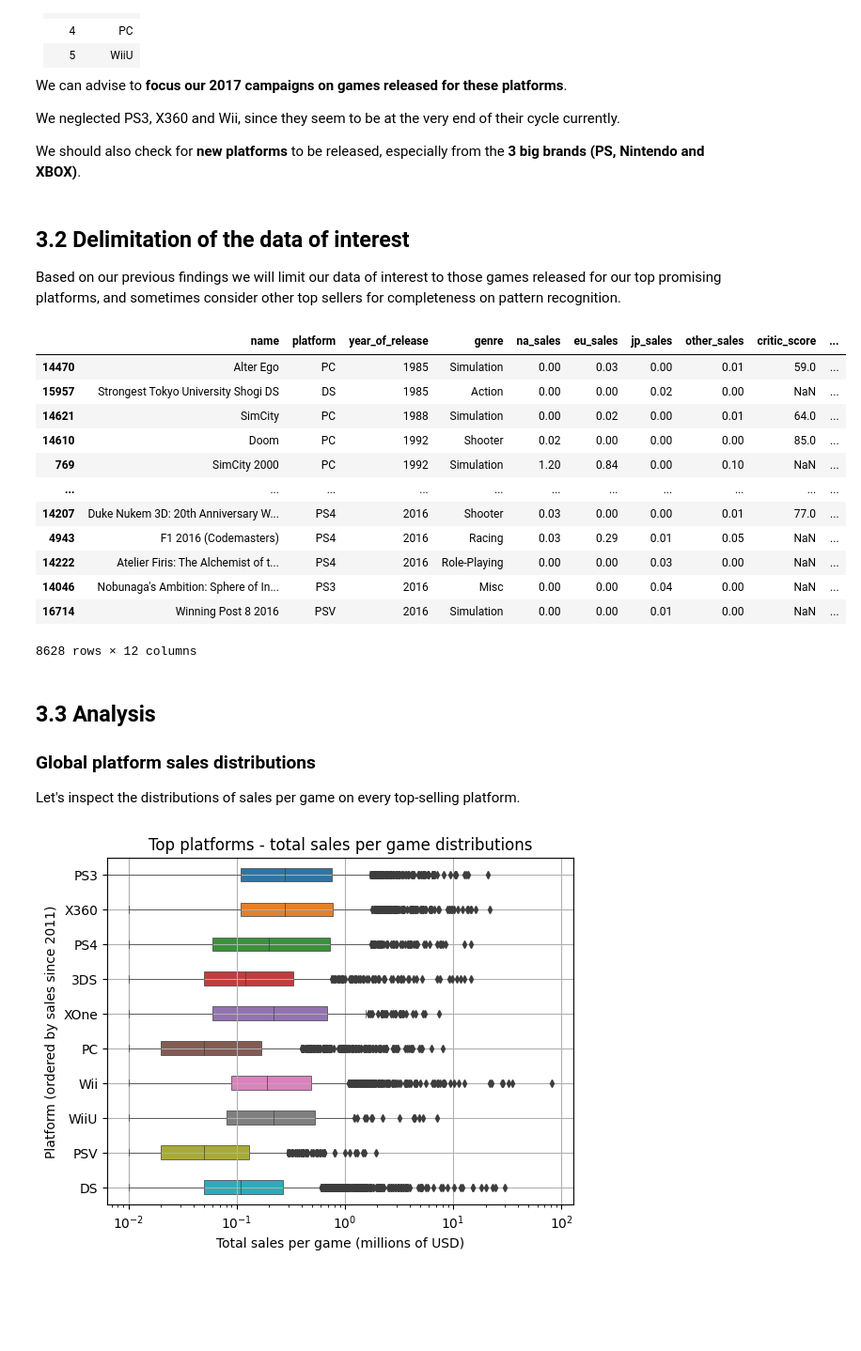
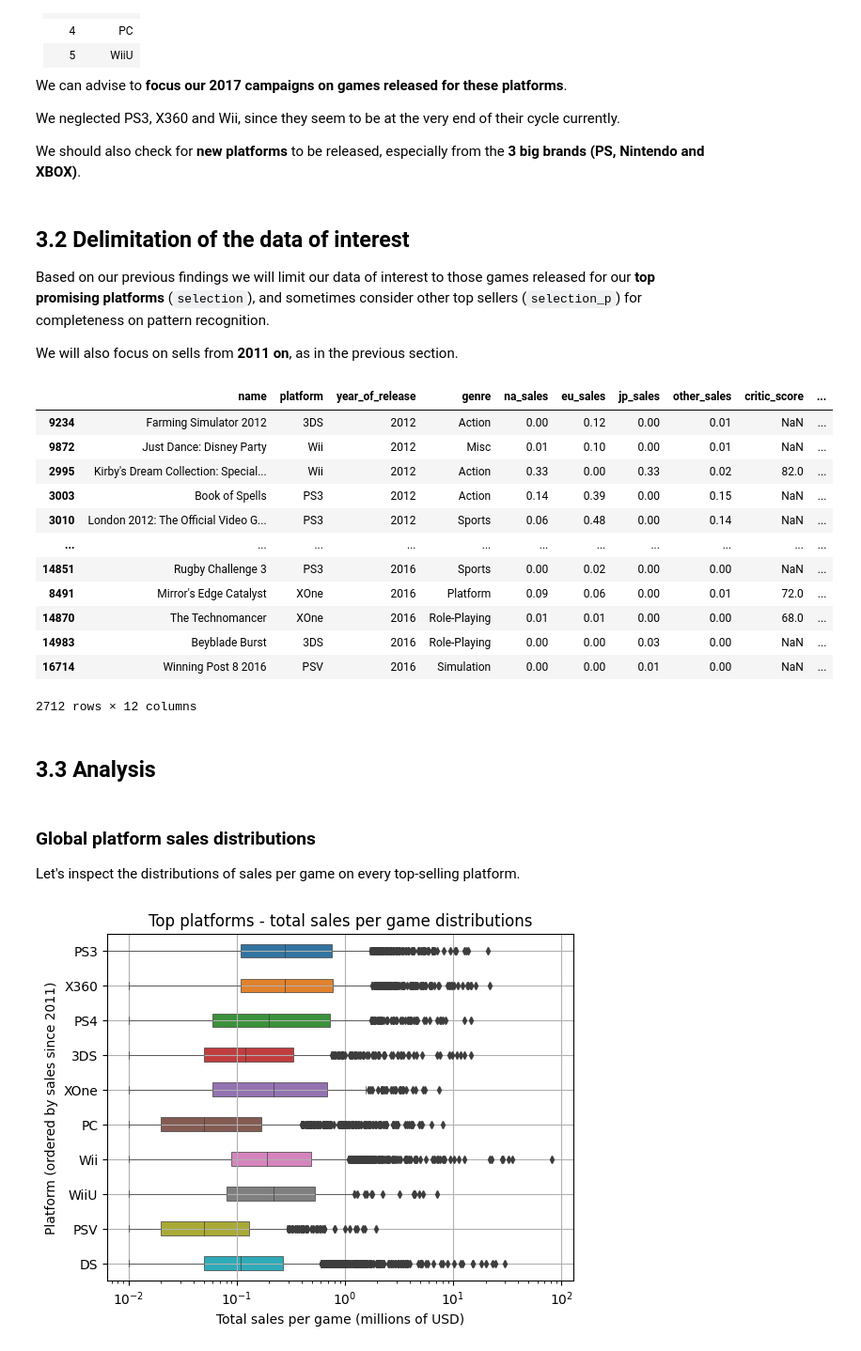
Before and after one commit to PabloHermun/videogames_succes, a Jupyter notebook: notebook.ipynb, the cells around one changed output. Shown at 94% size. Cells and saved outputs as stored; diff of their text form; code cells hidden in the pictures; blank space fills up the shorter version.

```diff
--- a/notebook.ipynb
+++ b/notebook.ipynb
@@ -639,30 +641,32 @@ We should also check for **new platforms** to be released, especially from the *
 # %% [markdown]
 ## 3.2 Delimitation of the data of interest
 
-Based on our previous findings we will limit our data of interest to those games released for our top promising platforms, and sometimes consider other top sellers for completeness on pattern recognition.
+Based on our previous findings we will limit our data of interest to those games released for our **top promising platforms** (`selection`), and sometimes consider other top sellers (`selection_p`) for completeness on pattern recognition.
+
+We will also focus on sells from **2011 on**, as in the previous section.
 # %%
 # Variables to use for filtering
 selection = ['PS4', '3DS', 'XOne', 'PC', 'WiiU']
 selection_p = top_sales_recent.keys()
 # %%
-games.query('platform in @selection_p').sort_values(by=['year_of_release'])
+games.query('platform in @selection_p and year_of_release > 2011').sort_values(by=['year_of_release'])
 # %% [output]
 |  | name | platform | year_of_release | genre | na_sales | eu_sales | jp_sales | other_sales | critic_score | ... |
-| 14470 | Alter Ego | PC | 1985 | Simulation | 0.00 | 0.03 | 0.00 | 0.01 | 59.0 | ... |
-| 15957 | Strongest Tokyo University Shogi DS | DS | 1985 | Action | 0.00 | 0.00 | 0.02 | 0.00 | NaN | ... |
-| 14621 | SimCity | PC | 1988 | Simulation | 0.00 | 0.02 | 0.00 | 0.01 | 64.0 | ... |
-| 14610 | Doom | PC | 1992 | Shooter | 0.02 | 0.00 | 0.00 | 0.00 | 85.0 | ... |
-| 769 | SimCity 2000 | PC | 1992 | Simulation | 1.20 | 0.84 | 0.00 | 0.10 | NaN | ... |
+| 9234 | Farming Simulator 2012 | 3DS | 2012 | Action | 0.00 | 0.12 | 0.00 | 0.01 | NaN | ... |
+| 9872 | Just Dance: Disney Party | Wii | 2012 | Misc | 0.01 | 0.10 | 0.00 | 0.01 | NaN | ... |
+| 2995 | Kirby's Dream Collection: Special... | Wii | 2012 | Action | 0.33 | 0.00 | 0.33 | 0.02 | 82.0 | ... |
+| 3003 | Book of Spells | PS3 | 2012 | Action | 0.14 | 0.39 | 0.00 | 0.15 | NaN | ... |
+| 3010 | London 2012: The Official Video G... | PS3 | 2012 | Sports | 0.06 | 0.48 | 0.00 | 0.14 | NaN | ... |
 | ... | ... | ... | ... | ... | ... | ... | ... | ... | ... | ... |
-| 14207 | Duke Nukem 3D: 20th Anniversary W... | PS4 | 2016 | Shooter | 0.03 | 0.00 | 0.00 | 0.01 | 77.0 | ... |
-| 4943 | F1 2016 (Codemasters) | PS4 | 2016 | Racing | 0.03 | 0.29 | 0.01 | 0.05 | NaN | ... |
-| 14222 | Atelier Firis: The Alchemist of t... | PS4 | 2016 | Role-Playing | 0.00 | 0.00 | 0.03 | 0.00 | NaN | ... |
-| 14046 | Nobunaga's Ambition: Sphere of In... | PS3 | 2016 | Misc | 0.00 | 0.00 | 0.04 | 0.00 | NaN | ... |
+| 14851 | Rugby Challenge 3 | PS3 | 2016 | Sports | 0.00 | 0.02 | 0.00 | 0.00 | NaN | ... |
+| 8491 | Mirror's Edge Catalyst | XOne | 2016 | Platform | 0.09 | 0.06 | 0.00 | 0.01 | 72.0 | ... |
+| 14870 | The Technomancer | XOne | 2016 | Role-Playing | 0.01 | 0.01 | 0.00 | 0.00 | 68.0 | ... |
+| 14983 | Beyblade Burst | 3DS | 2016 | Role-Playing | 0.00 | 0.00 | 0.03 | 0.00 | NaN | ... |
 | 16714 | Winning Post 8 2016 | PSV | 2016 | Simulation | 0.00 | 0.00 | 0.01 | 0.00 | NaN | ... |
-8628 rows × 12 columns
+2712 rows × 12 columns
+# %% [markdown]
+## 3.3 Analysis
 # %% [markdown]
-## 3.3 Analysis
-
 ### Global platform sales distributions
 Let's inspect the distributions of sales per game on every top-selling platform.
 # %%
```
Also changed, not shown: parts of 37 cells of this notebook.
